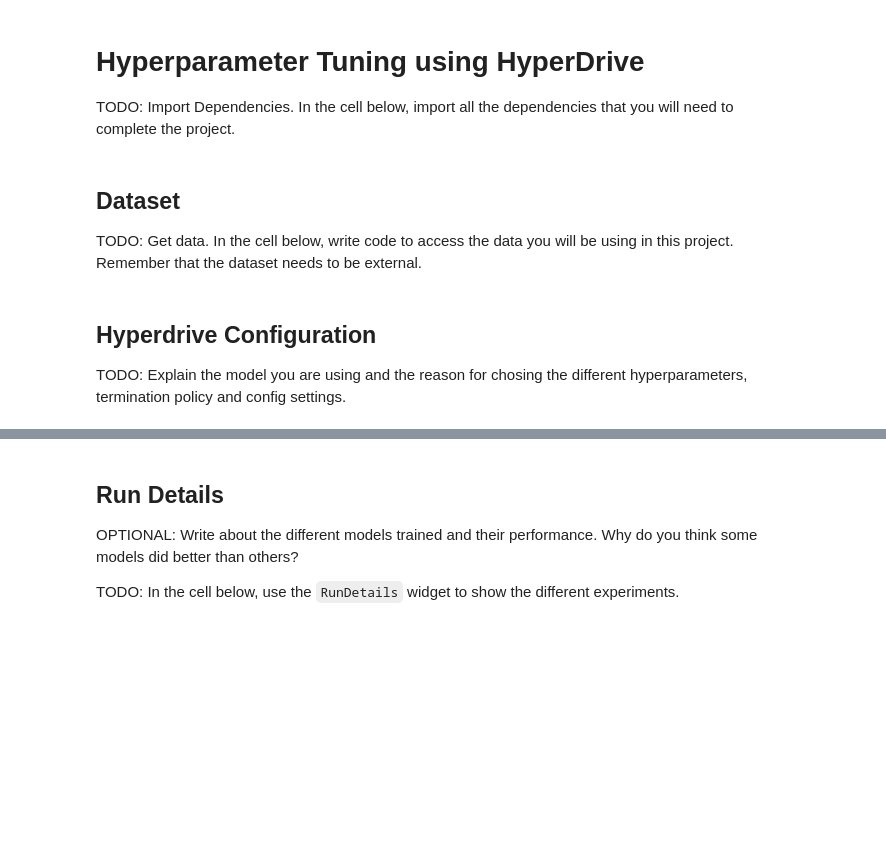
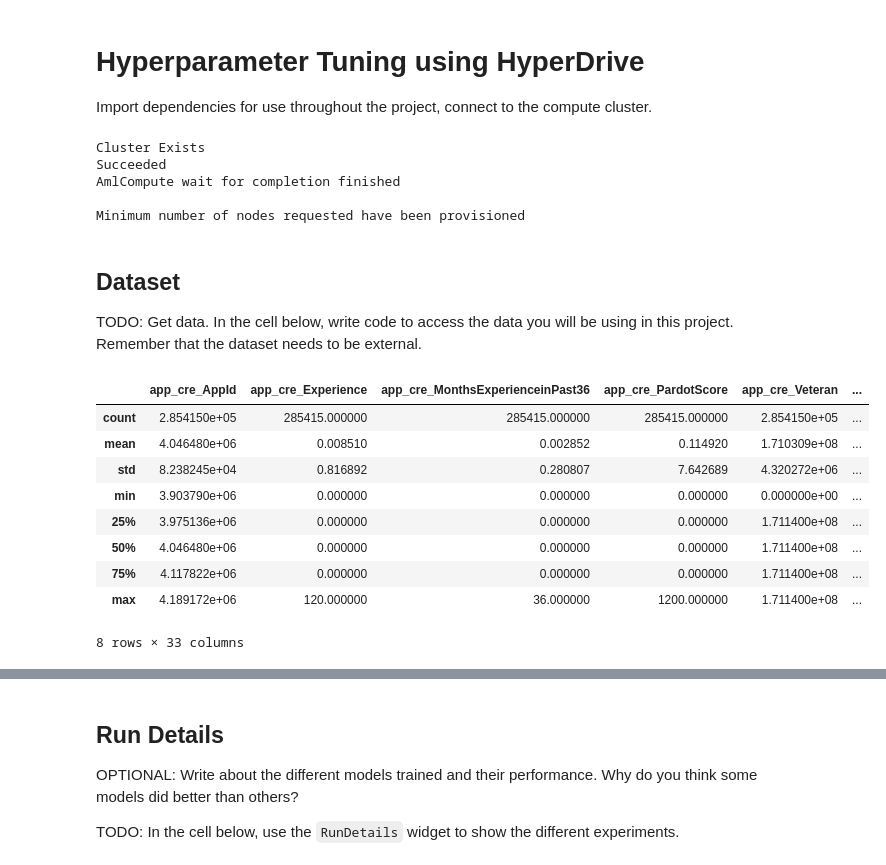
Before and after one commit to TarogStar/Udacity-capstone, a Jupyter notebook: starter_file/hyperparameter_tuning.ipynb, the cells around one changed output, grey strips where cells are left out. Cells and saved outputs as stored; diff of their text form; code cells hidden in the pictures; blank space fills up the shorter version.

```diff
--- a/starter_file/hyperparameter_tuning.ipynb
+++ b/starter_file/hyperparameter_tuning.ipynb
@@ -1,7 +1,7 @@
-# %% [markdown]
-# Hyperparameter Tuning using HyperDrive
-
-TODO: Import Dependencies. In the cell below, import all the dependencies that you will need to complete the project.
+# %% [markdown]
+# Hyperparameter Tuning using HyperDrive
+
+Import dependencies for use throughout the project, connect to the compute cluster.
 # %%
 from azureml.widgets import RunDetails
 from azureml.train.sklearn import SKLearn
@@ -12,10 +12,11 @@ from azureml.train.hyperdrive.runconfig import HyperDriveConfig
 from azureml.train.hyperdrive.parameter_expressions import uniform, choice
 import os
 from azureml.core import Workspace, Experiment
-
+ws = Workspace.from_config()
 from azureml.core.compute import ComputeTarget, AmlCompute
 from azureml.core.compute_target import ComputeTargetException
 cpu_cluster_name = "ds12-compute"
+project_folder = './automl-trucking-hyper'
 try:
     cpu_cluster = ComputeTarget(ws, cpu_cluster_name)
     print("Cluster Exists")
@@ -25,27 +26,36 @@ except ComputeTargetException:
     print("Creating Cluster")
 
 cpu_cluster.wait_for_completion(show_output=True)
+# %% [output]
+Cluster Exists
+Succeeded
+AmlCompute wait for completion finished
+
+Minimum number of nodes requested have been provisioned
 # %% [markdown]
 ## Dataset
 
 TODO: Get data. In the cell below, write code to access the data you will be using in this project. Remember that the dataset needs to be external.
 # %%
-ws = Workspace.from_config()
-
+from azureml.core import Dataset
 # choose a name for experiment
 experiment_name = 'Application-Scoring'
 
 experiment=Experiment(ws, experiment_name)
-key = "Trucker Applications"
-description_text = "Applications for a trucking company"
+key = "Trucking Apps Cleaned"
 
-if key in ws.datasets.keys():
-        dataset = ws.datasets[key]
-
-
+dataset = Dataset.get_by_name(workspace=ws, name=key, version=2)
 df = dataset.to_pandas_dataframe()
+df.drop('cre_militarydischargedon', axis=1, inplace=True)
 df.describe()
+# %% [output]
+|  | app_cre_AppId | app_cre_Experience | app_cre_MonthsExperienceinPast36 | app_cre_PardotScore | app_cre_Veteran | ... |
+| count | 2.854150e+05 | 285415.000000 | 285415.000000 | 285415.000000 | 2.854150e+05 | ... |
+| mean | 4.046480e+06 | 0.008510 | 0.002852 | 0.114920 | 1.710309e+08 | ... |
+| std | 8.238245e+04 | 0.816892 | 0.280807 | 7.642689 | 4.320272e+06 | ... |
+| min | 3.903790e+06 | 0.000000 | 0.000000 | 0.000000 | 0.000000e+00 | ... |
+| 25% | 3.975136e+06 | 0.000000 | 0.000000 | 0.000000 | 1.711400e+08 | ... |
+| 50% | 4.046480e+06 | 0.000000 | 0.000000 | 0.000000 | 1.711400e+08 | ... |
+| 75% | 4.117822e+06 | 0.000000 | 0.000000 | 0.000000 | 1.711400e+08 | ... |
+| max | 4.189172e+06 | 120.000000 | 36.000000 | 1200.000000 | 1.711400e+08 | ... |
+8 rows × 33 columns
-# %% [markdown]
-## Hyperdrive Configuration
-
-TODO: Explain the model you are using and the reason for chosing the different hyperparameters, termination policy and config settings.
```
Also changed, not shown: parts of 12 cells of this notebook, 1 other file.
